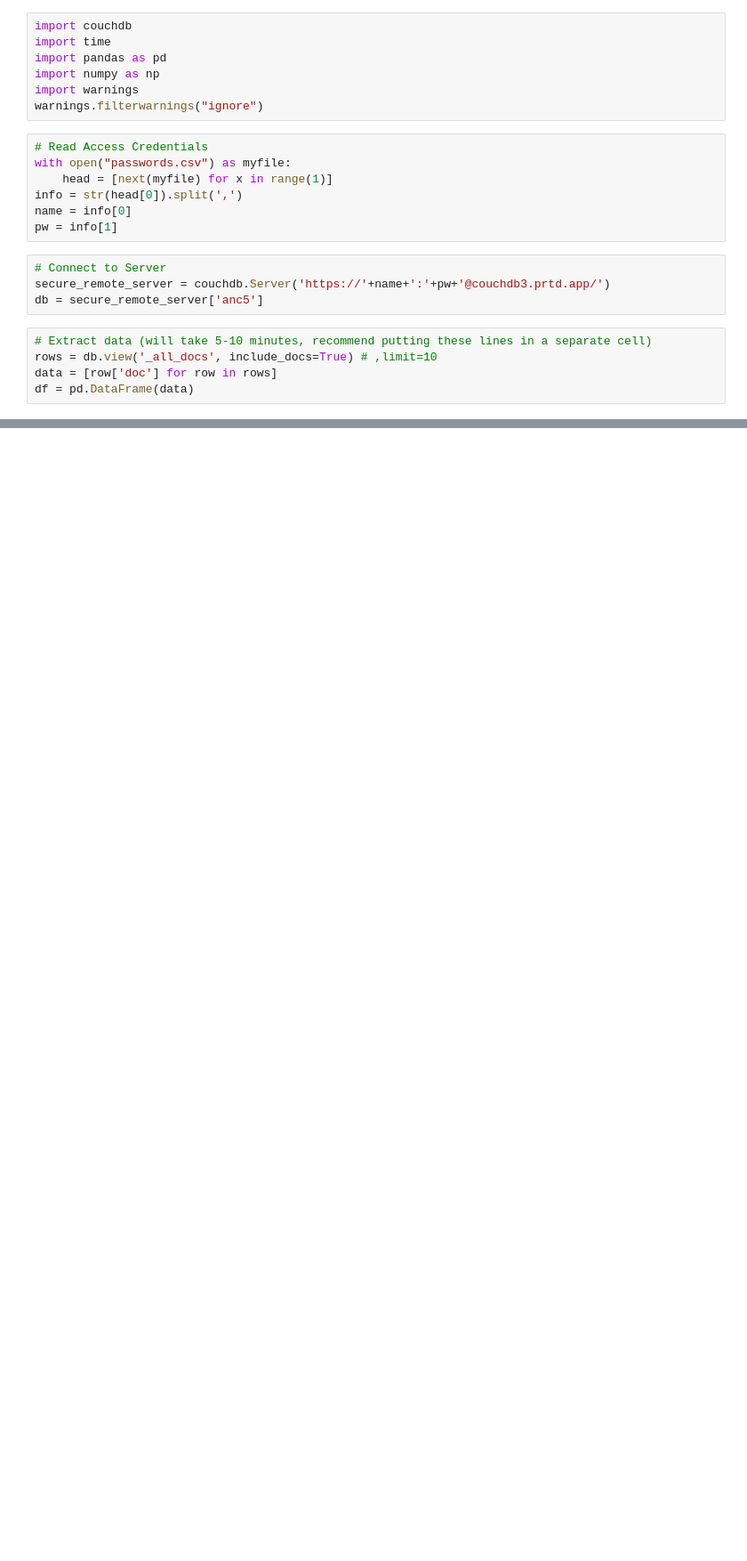
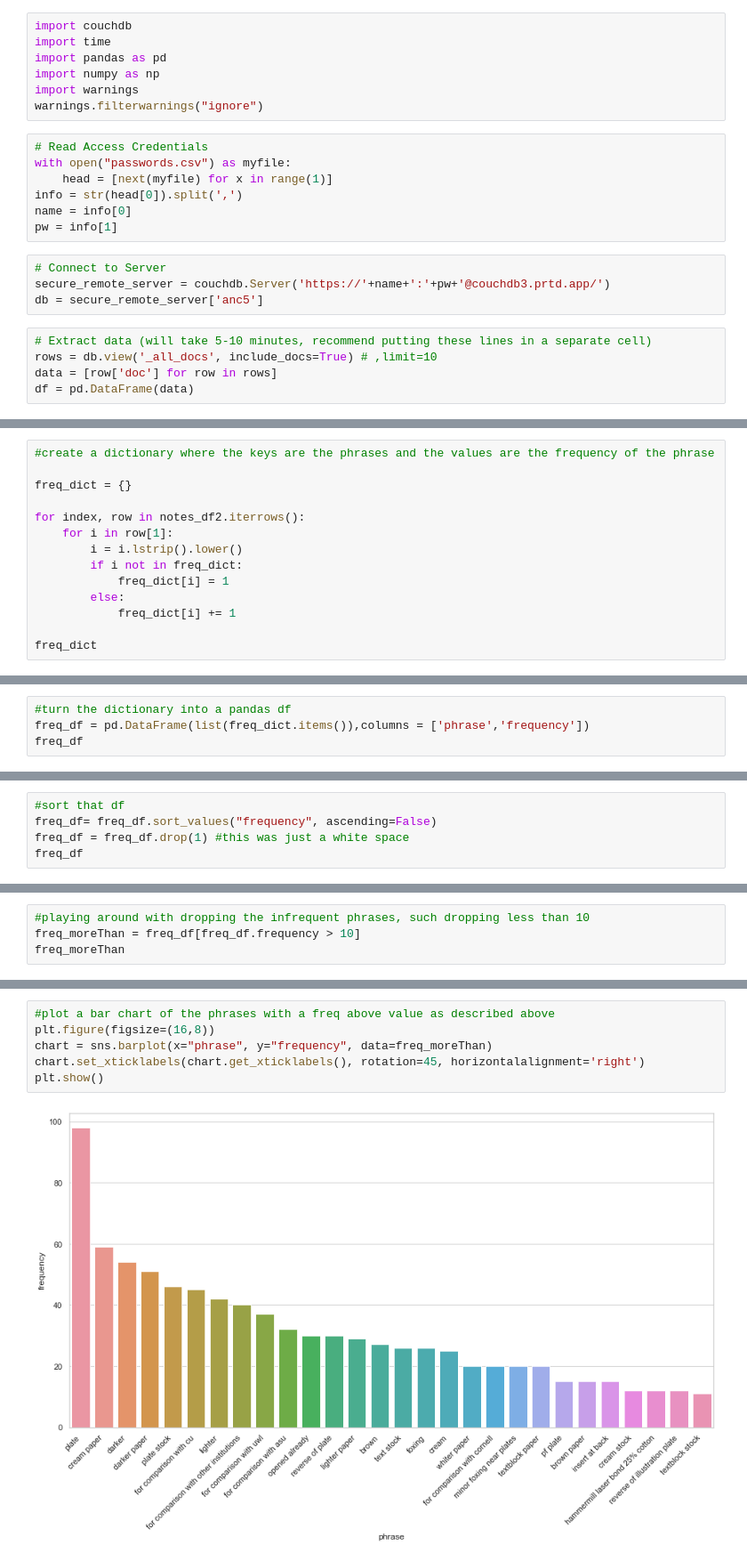
Before and after one commit to hujingc/umsi_loc_anc, a Jupyter notebook: initial_data_visualizations.ipynb, the cells around one changed output, grey strips where cells are left out. Shown at 89% size. Drawn from its saved outputs; the diff is of its cells as text; blank space fills up the shorter version.

Commit message:
bar chart for "notes" in sample
Seperated "notes" column into key phrases and graphed their frequency.

```diff
--- a/initial_data_visualizations.ipynb
+++ b/initial_data_visualizations.ipynb
@@ -187,0 +153,14 @@ KeyboardInterrupt:
+# %%
+#create a dictionary where the keys are the phrases and the values are the frequency of the phrase
+
+freq_dict = {}
+
+for index, row in notes_df2.iterrows():
+    for i in row[1]:
+        i = i.lstrip().lower()
+        if i not in freq_dict:
+            freq_dict[i] = 1
+        else:
+            freq_dict[i] += 1
+
+freq_dict
@@ -187,0 +185,4 @@ KeyboardInterrupt:
+# %%
+#turn the dictionary into a pandas df
+freq_df = pd.DataFrame(list(freq_dict.items()),columns = ['phrase','frequency'])
+freq_df
@@ -187,0 +203,5 @@ KeyboardInterrupt:
+# %%
+#sort that df
+freq_df= freq_df.sort_values("frequency", ascending=False)
+freq_df = freq_df.drop(1) #this was just a white space
+freq_df
@@ -187,0 +222,4 @@ KeyboardInterrupt:
+# %%
+#playing around with dropping the infrequent phrases, such dropping less than 10
+freq_moreThan = freq_df[freq_df.frequency > 10]
+freq_moreThan
@@ -187,0 +248,8 @@ KeyboardInterrupt:
+# %%
+#plot a bar chart of the phrases with a freq above value as described above
+plt.figure(figsize=(16,8))
+chart = sns.barplot(x="phrase", y="frequency", data=freq_moreThan)
+chart.set_xticklabels(chart.get_xticklabels(), rotation=45, horizontalalignment='right')
+plt.show()
+# %% [output]
+[figure, added]
```
Also changed, not shown: parts of 20 cells of this notebook.
